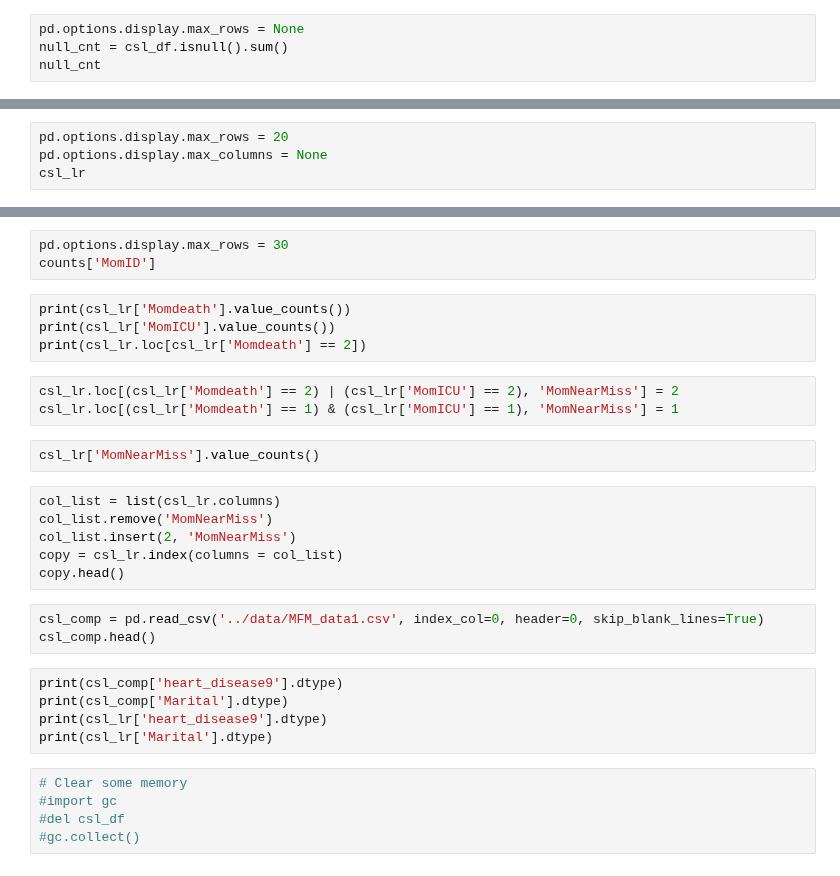
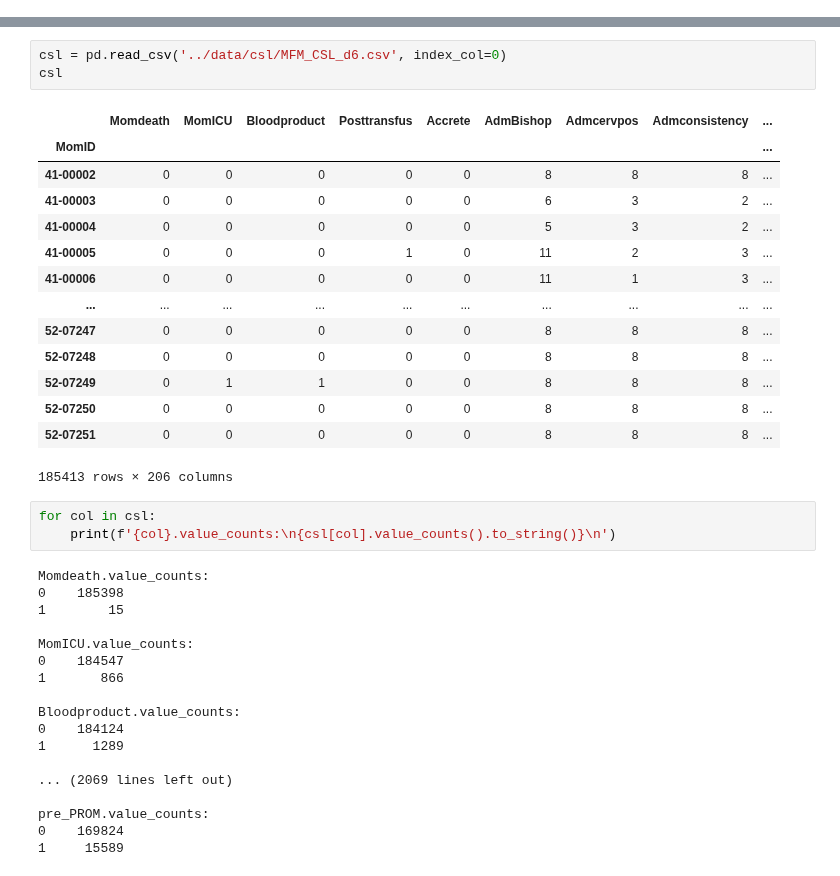
Before and after one commit to lhncbc/MFM_bopf, a Jupyter notebook: src/CSL_eda.ipynb, the cells around one changed output, grey strips where cells are left out. Cells and saved outputs as stored; diff of their text form.

Commit message:
Updated to work with d6 data files and to verify they look correct.

```diff
--- a/src/CSL_eda.ipynb
+++ b/src/CSL_eda.ipynb
@@ -28,4 +15,0 @@ NameError: name 'csl_df' is not defined
-# %%
-pd.options.display.max_rows = None
-null_cnt = csl_df.isnull().sum()
-null_cnt
@@ -43,4 +15,0 @@ for col in csl_lr.columns:
-# %%
-pd.options.display.max_rows = 20
-pd.options.display.max_columns = None
-csl_lr
@@ -52,31 +16,39 @@ counts.head()
-# %%
-pd.options.display.max_rows = 30
-counts['MomID']
-# %%
-print(csl_lr['Momdeath'].value_counts())
-print(csl_lr['MomICU'].value_counts())
-print(csl_lr.loc[csl_lr['Momdeath'] == 2])
-# %%
-csl_lr.loc[(csl_lr['Momdeath'] == 2) | (csl_lr['MomICU'] == 2), 'MomNearMiss'] = 2
-csl_lr.loc[(csl_lr['Momdeath'] == 1) & (csl_lr['MomICU'] == 1), 'MomNearMiss'] = 1
-# %%
-csl_lr['MomNearMiss'].value_counts()
-# %%
-col_list = list(csl_lr.columns)
-col_list.remove('MomNearMiss')
-col_list.insert(2, 'MomNearMiss')
-copy = csl_lr.index(columns = col_list)
-copy.head()
 # %%
-csl_comp = pd.read_csv('../data/MFM_data1.csv', index_col=0, header=0, skip_blank_lines=True)
-csl_comp.head()
+csl = pd.read_csv('../data/csl/MFM_CSL_d6.csv', index_col=0)
+csl
+# %% [output]
+|  | Momdeath | MomICU | Bloodproduct | Posttransfus | Accrete | AdmBishop | Admcervpos | Admconsistency | ... |
+| MomID |  |  |  |  |  |  |  |  | ... |
+| 41-00002 | 0 | 0 | 0 | 0 | 0 | 8 | 8 | 8 | ... |
+| 41-00003 | 0 | 0 | 0 | 0 | 0 | 6 | 3 | 2 | ... |
+| 41-00004 | 0 | 0 | 0 | 0 | 0 | 5 | 3 | 2 | ... |
+| 41-00005 | 0 | 0 | 0 | 1 | 0 | 11 | 2 | 3 | ... |
+| 41-00006 | 0 | 0 | 0 | 0 | 0 | 11 | 1 | 3 | ... |
+| ... | ... | ... | ... | ... | ... | ... | ... | ... | ... |
+| 52-07247 | 0 | 0 | 0 | 0 | 0 | 8 | 8 | 8 | ... |
+| 52-07248 | 0 | 0 | 0 | 0 | 0 | 8 | 8 | 8 | ... |
+| 52-07249 | 0 | 1 | 1 | 0 | 0 | 8 | 8 | 8 | ... |
+| 52-07250 | 0 | 0 | 0 | 0 | 0 | 8 | 8 | 8 | ... |
+| 52-07251 | 0 | 0 | 0 | 0 | 0 | 8 | 8 | 8 | ... |
+185413 rows × 206 columns
-# %%
-print(csl_comp['heart_disease9'].dtype)
-print(csl_comp['Marital'].dtype)
-print(csl_lr['heart_disease9'].dtype)
-print(csl_lr['Marital'].dtype)
-# %%
-# Clear some memory
-#import gc
-#del csl_df
-#gc.collect()
+# %%
+for col in csl:
+    print(f'{col}.value_counts:\n{csl[col].value_counts().to_string()}\n')
+# %% [output]
+Momdeath.value_counts:
+0    185398
+1        15
+
+MomICU.value_counts:
+0    184547
+1       866
+
+Bloodproduct.value_counts:
+0    184124
+1      1289
+
+... (2069 lines left out)
+
+pre_PROM.value_counts:
+0    169824
+1     15589
```
Also changed, not shown: parts of 17 cells of this notebook.
